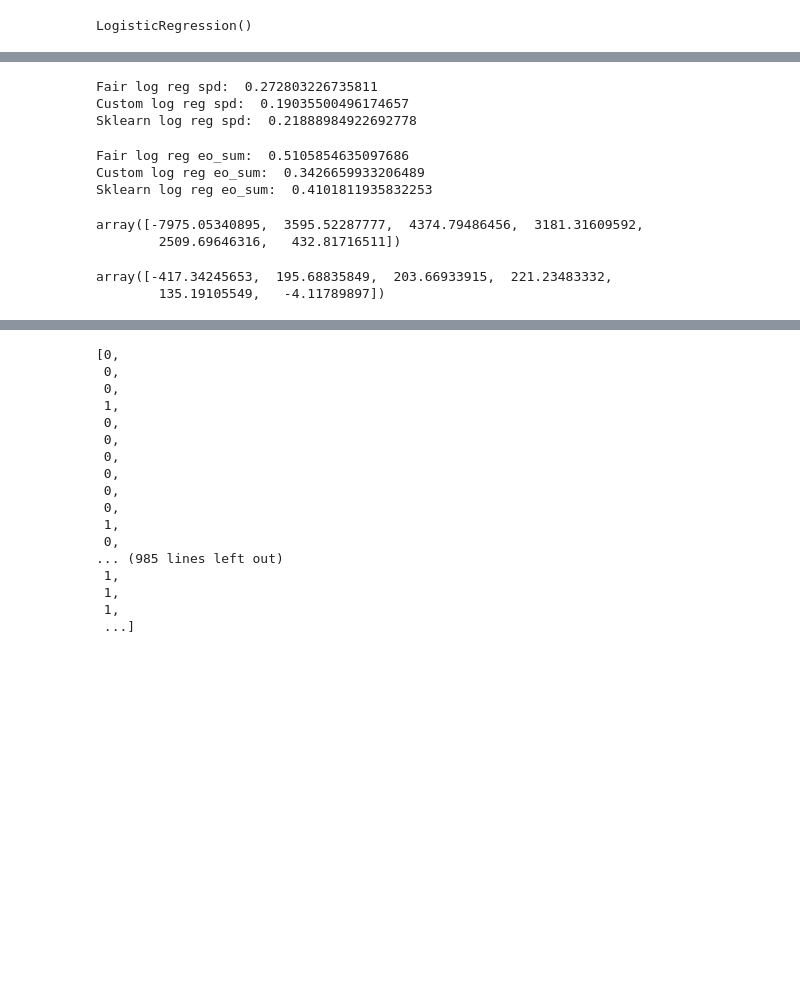
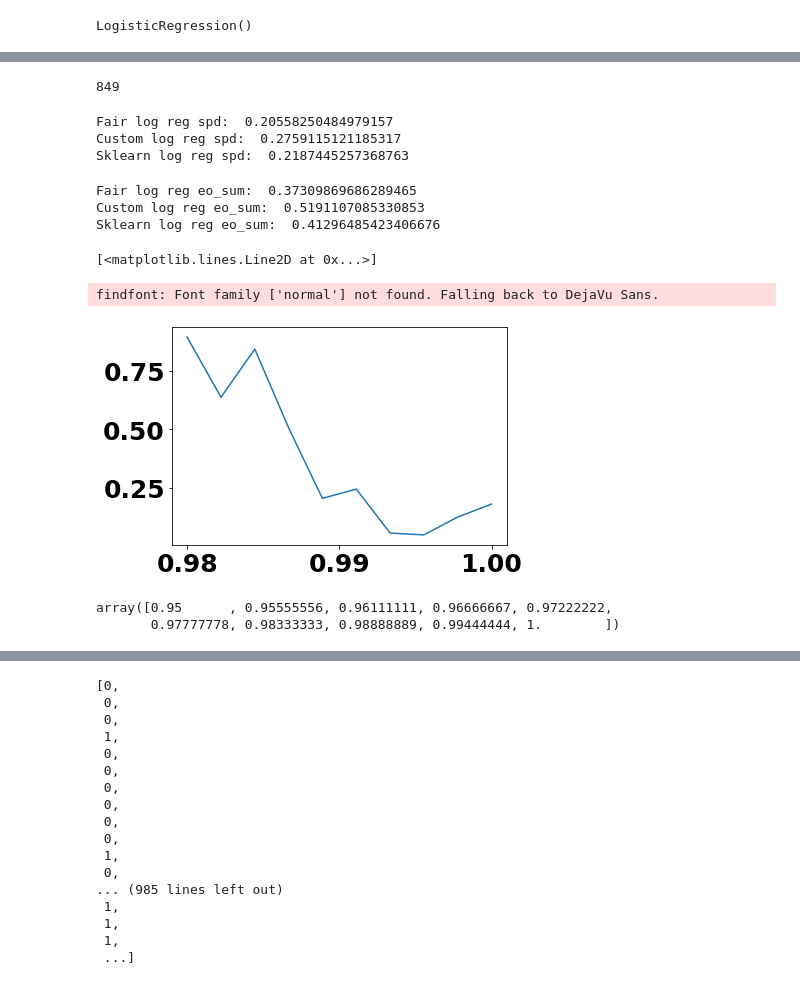
Before and after one commit to mjdioli/masters, a Jupyter notebook: test_fair_log_reg.ipynb, the cells around one changed output, grey strips where cells are left out. Cells and saved outputs as stored; diff of their text form; code cells hidden in the pictures; blank space fills up the shorter version.

```diff
--- a/test_fair_log_reg.ipynb
+++ b/test_fair_log_reg.ipynb
@@ -34,4 +19,4 @@ t.grad_func(2.0,3.0)
 # %%
-compas = utils.load_compas_alt()["train"]
+#compas = utils.load_compas_alt()["train"]
 RESPONSE = "two_year_recid"
 SENSITIVE = "is_Caucasian"
@@ -49,3 +22,0 @@ dtype: object
-# %%
-for col in compas.columns:
-    compas[col] = compas[col].apply(lambda x: float(x))
@@ -63,7 +23,18 @@ dtype: object
-# %%
-x = compas.drop(RESPONSE, axis = 1)
-y = compas[RESPONSE]
-z = compas[SENSITIVE]
+# %%
+compas =  utils.load_compas_alt()
+compas["train"]["priors_count"] = compas["train"]["priors_count"].apply(lambda x: 1 if x > 0 else 0 )
+for col in compas["train"].columns:
+    compas["train"][col] = compas["train"][col].apply(lambda x: float(x))
+compas["test"]["priors_count"] = compas["test"]["priors_count"].apply(lambda x: 1 if x > 0 else 0 )
+for col in compas["test"].columns:
+    compas["test"][col] = compas["test"][col].apply(lambda x: float(x))
+compas_test =compas["test"]
+x_test = compas_test.drop(RESPONSE, axis = 1)
+y_test = compas_test[RESPONSE]
+z_test = compas_test[SENSITIVE]
+x = compas["train"].drop(RESPONSE, axis = 1)
+y = compas["train"][RESPONSE]
+z = compas["train"][SENSITIVE]
 # %%
 clr = CustomLogisticRegression()
 flr = FairLogisticRegression()
@@ -127,6 +95,10 @@ def eo_sum(pred, prot, true):
     z0_y1 = [y_hat for y_hat, z, y in zip(
         pred, prot, true) if z == 0 and y == 1]
     return abs(sum(z1_y1)/len(z1_y1)-sum(z0_y1)/len(z0_y1)) + abs(sum(z1_y0)/len(z1_y0)-sum(z0_y0)/len(z0_y0))
+# %%
+sum(flr.predict(x_test))
+# %% [output]
+849
 # %%
 pred = flr.predict(x_test)
 accuracy = spd(pred, z_test)
@@ -138,13 +110,13 @@ pred = sklr.predict(x_test)
 accuracy = spd(pred, z_test)
 print("Sklearn log reg spd: ", accuracy)
 # %% [output]
-Fair log reg spd:  0.272803226735811
-Custom log reg spd:  0.19035500496174657
-Sklearn log reg spd:  0.21888984922692778
+Fair log reg spd:  0.20558250484979157
+Custom log reg spd:  0.2759115121185317
+Sklearn log reg spd:  0.2187445257368763
 # %%
 #eosum test
-flr = FairLogisticRegression(fairness_metric = "eo_sum")
-flr.fit(x,y,z, epochs=100)
+#flr = FairLogisticRegression(fairness_metric = "eo_sum")
+#flr.fit(x,y,z, epochs=50)
 pred = flr.predict(x_test)
 accuracy = eo_sum(pred, z_test, y_test)
 print("Fair log reg eo_sum: ", accuracy)
@@ -155,16 +127,25 @@ pred = sklr.predict(x_test)
 accuracy = eo_sum(pred, z_test, y_test)
 print("Sklearn log reg eo_sum: ", accuracy)
 # %% [output]
-Fair log reg eo_sum:  0.5105854635097686
-Custom log reg eo_sum:  0.3426659933206489
-Sklearn log reg eo_sum:  0.4101811935832253
+Fair log reg eo_sum:  0.37309869686289465
+Custom log reg eo_sum:  0.5191107085330853
+Sklearn log reg eo_sum:  0.41296485423406676
-# %%
-clr.weights
-# %% [output]
-array([-7975.05340895,  3595.52287777,  4374.79486456,  3181.31609592,
-        2509.69646316,   432.81716511])
-# %%
-flr.weights
-# %% [output]
-array([-417.34245653,  195.68835849,  203.66933915,  221.23483332,
-        135.19105549,   -4.11789897])
+# %%
+res = []
+for l in np.linspace(0.98,1,10):
+    flr = FairLogisticRegression(fairness_metric = "eo_sum",  lam = l)
+    flr.fit(x,y,z, epochs=100)
+    pred = flr.predict(x_test)
+    accuracy = eo_sum(pred, z_test, y_test)
+    res.append(accuracy)
+import matplotlib.pyplot as plt
+plt.plot(np.linspace(0.98,1,10), res)
+# %% [output]
+[<matplotlib.lines.Line2D at 0x...>]
+findfont: Font family ['normal'] not found. Falling back to DejaVu Sans.
+[figure, added]
+# %%
+np.linspace(0.95,1,10)
+# %% [output]
+array([0.95      , 0.95555556, 0.96111111, 0.96666667, 0.97222222,
+       0.97777778, 0.98333333, 0.98888889, 0.99444444, 1.        ])
```
Also changed, not shown: parts of 15 cells of this notebook, 4 other files.
